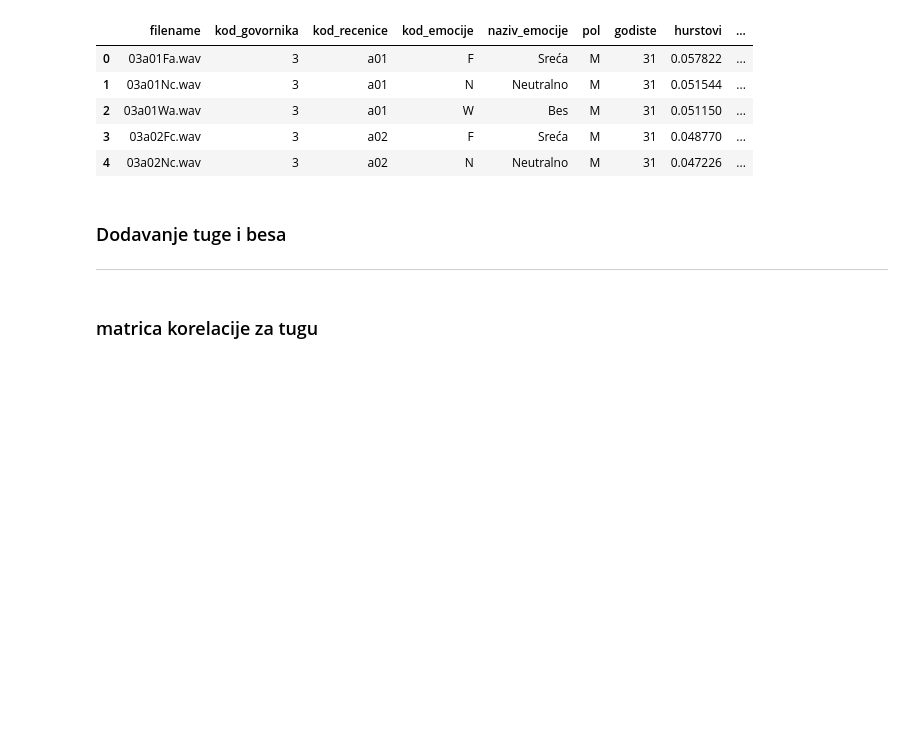
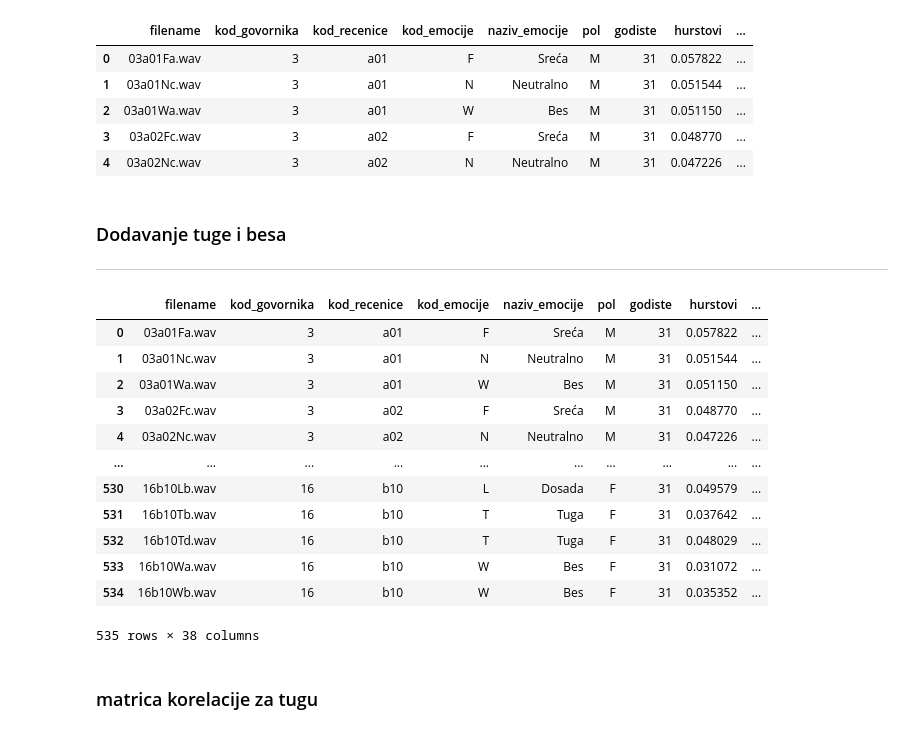
Before and after one commit to pfe-rs/lk-s-2023-prepoznavanje-emocija, a Jupyter notebook: klasifikacija.ipynb, the cells around one changed output. Drawn from its saved outputs; the diff is of its cells as text; code cells hidden in the pictures; blank space fills up the shorter version.

Commit message:
tuga, bes i ostalo
Co-authored-by: pixiliicious <pixiliicious@users.noreply.github.com>

```diff
--- a/klasifikacija.ipynb
+++ b/klasifikacija.ipynb
@@ -26,6 +26,23 @@ nemci.head()
 # %%
 nemci["bes"] = (nemci["kod_emocije"] == "W") * 1.0
 nemci["tuga"] = (nemci["kod_emocije"] == "T") * 1.0
+nemci["nista"] = (nemci["tuga"] != 1) * 1.0
+nemci["nista"] = (nemci["bes"] != 1) * 1.0 * nemci["nista"]
+nemci
+# %% [output]
+|  | filename | kod_govornika | kod_recenice | kod_emocije | naziv_emocije | pol | godiste | hurstovi | ... |
+| 0 | 03a01Fa.wav | 3 | a01 | F | Sreća | M | 31 | 0.057822 | ... |
+| 1 | 03a01Nc.wav | 3 | a01 | N | Neutralno | M | 31 | 0.051544 | ... |
+| 2 | 03a01Wa.wav | 3 | a01 | W | Bes | M | 31 | 0.051150 | ... |
+| 3 | 03a02Fc.wav | 3 | a02 | F | Sreća | M | 31 | 0.048770 | ... |
+| 4 | 03a02Nc.wav | 3 | a02 | N | Neutralno | M | 31 | 0.047226 | ... |
+| ... | ... | ... | ... | ... | ... | ... | ... | ... | ... |
+| 530 | 16b10Lb.wav | 16 | b10 | L | Dosada | F | 31 | 0.049579 | ... |
+| 531 | 16b10Tb.wav | 16 | b10 | T | Tuga | F | 31 | 0.037642 | ... |
+| 532 | 16b10Td.wav | 16 | b10 | T | Tuga | F | 31 | 0.048029 | ... |
+| 533 | 16b10Wa.wav | 16 | b10 | W | Bes | F | 31 | 0.031072 | ... |
+| 534 | 16b10Wb.wav | 16 | b10 | W | Bes | F | 31 | 0.035352 | ... |
+535 rows × 38 columns
 # %% [markdown]
 ### matrica korelacije za tugu
 # %%
```
Also changed, not shown: parts of 11 cells of this notebook.
